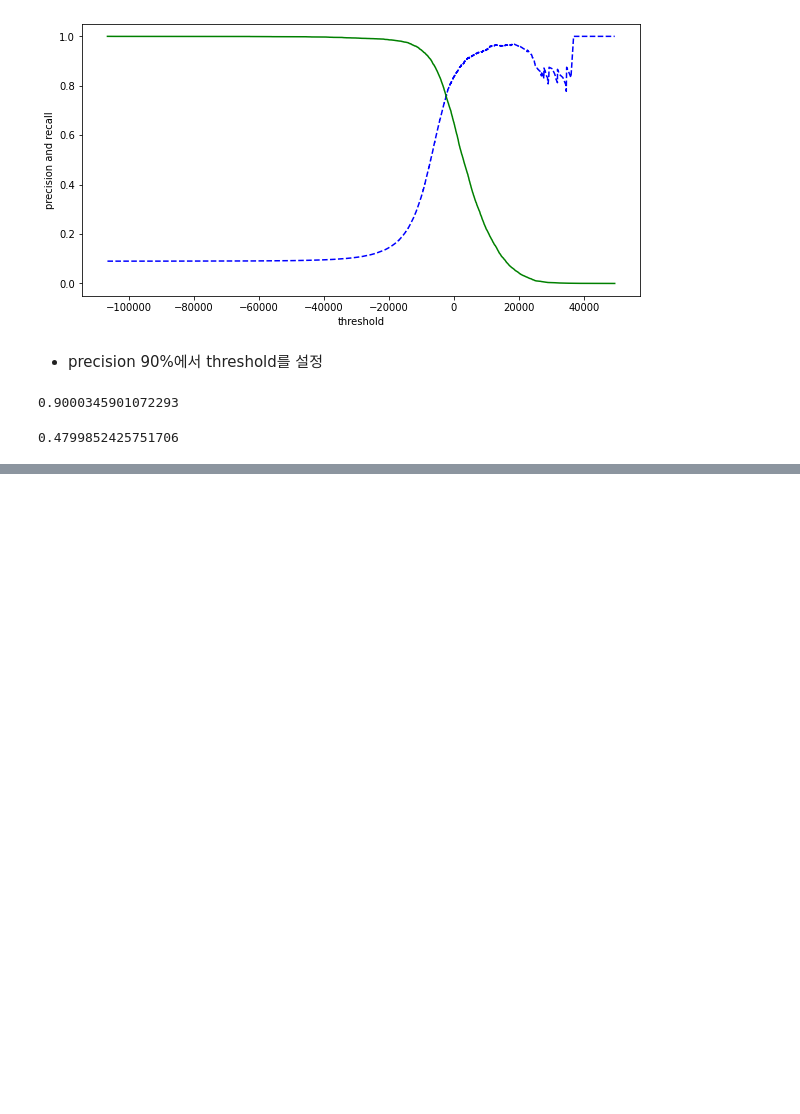
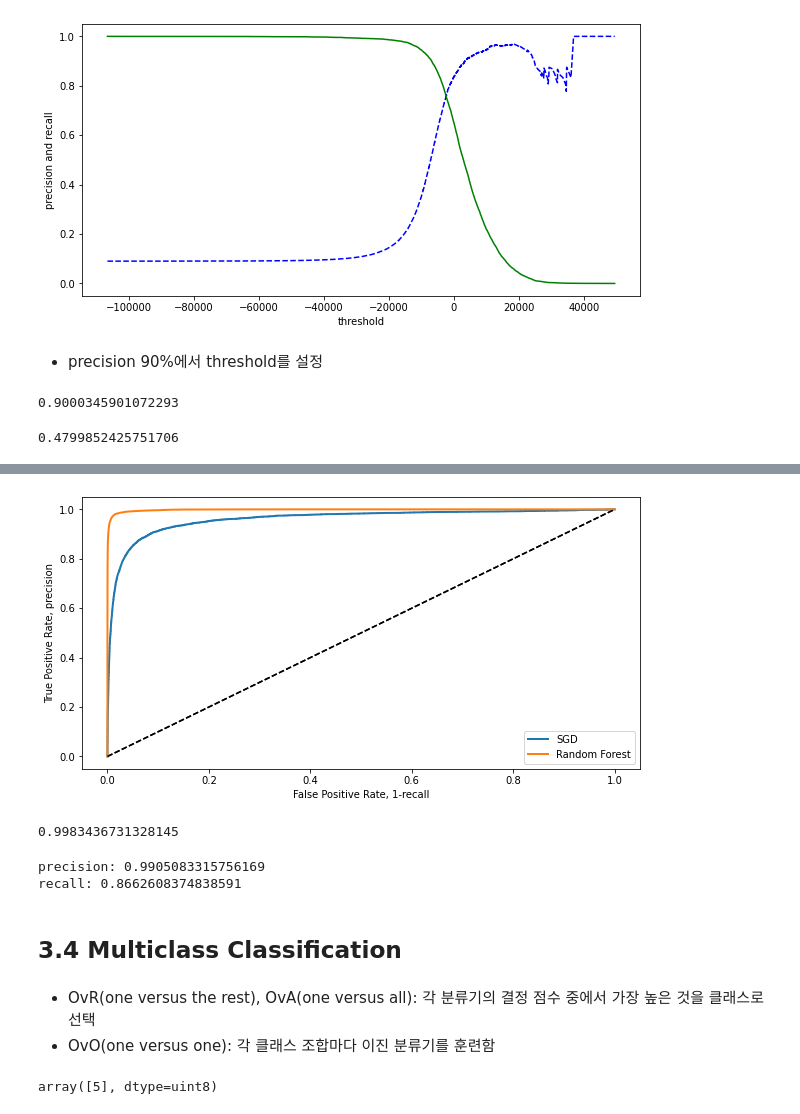
Before and after one commit to dream2globe/hands-on-machine-learning-2nd, a Jupyter notebook: notebooks/03_classification.ipynb, the cells around one changed output, grey strips where cells are left out. Saved outputs shown, nothing was run; the diff lists cells and outputs as text; code cells hidden in the pictures; blank space fills up the shorter version.

```diff
--- a/notebooks/03_classification.ipynb
+++ b/notebooks/03_classification.ipynb
@@ -172,0 +248,41 @@ recall_score(y_train_5, y_train_pred_90)
+# %%
+from sklearn.ensemble import RandomForestClassifier
+
+rf_clf = RandomForestClassifier(random_state=42)
+y_probas_forest = cross_val_predict(rf_clf, X_train, y_train_5, cv=3, method="predict_proba")
+# %%
+y_scores_rf = y_probas_forest[:, 1] # 두 클래스에 대한 확률이 모두 나오므로 positive class에 대한 score만 사용
+fpr_rf, tpr_rf, thresholds_rf = roc_curve(y_train_5, y_scores_rf)
+# %%
+fig, ax = plt.subplots(1, 1, figsize=(10, 5))
+
+plot_roc_curve(fpr, tpr, ax=ax, label="SGD")
+plot_roc_curve(fpr_rf, tpr_rf, ax=ax, label="Random Forest")
+
+plt.show() # Random Forest가 성능이 좋음
+# %% [output]
+[figure, added]
+# %%
+roc_auc_score(y_train_5, y_scores_rf)
+# %% [output]
+0.9983436731328145
+# %%
+y_train_pred = cross_val_predict(rf_clf, X_train, y_train_5, cv=3)
+print("precision:", precision_score(y_train_5, y_train_pred))
+print("recall:", recall_score(y_train_5, y_train_pred))
+# %% [output]
+precision: 0.9905083315756169
+recall: 0.8662608374838591
+# %% [markdown]
+## 3.4 Multiclass Classification
+# %% [markdown]
++ OvR(one versus the rest), OvA(one versus all): 각 분류기의 결정 점수 중에서 가장 높은 것을 클래스로 선택
++ OvO(one versus one): 각 클래스 조합마다 이진 분류기를 훈련함
+# %%
+from sklearn.svm import SVC
+
+svm_clf = SVC()
+svm_clf.fit(X_train, y_train)
+svm_clf.predict([some_digit])
+# %% [output]
+array([5], dtype=uint8)
```
Also changed, not shown: parts of 34 cells of this notebook.
